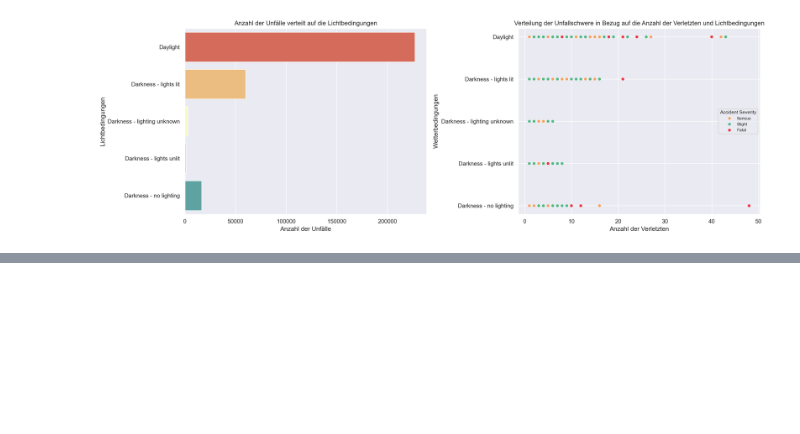
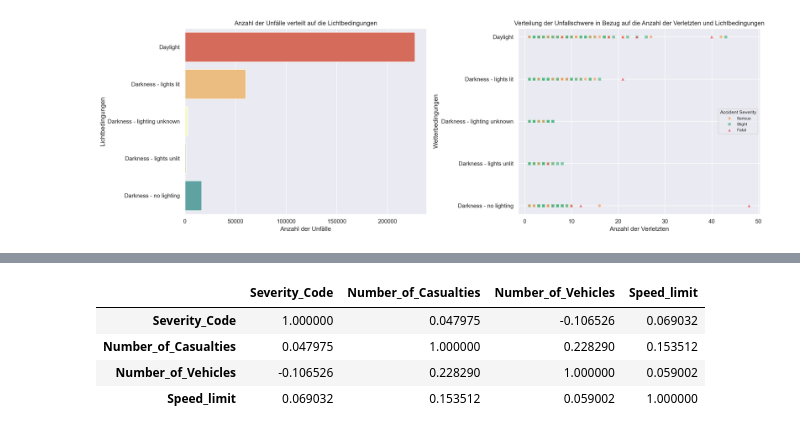
Before and after one commit to DamianM0N/Road-Accident-Dataset-deskriptive-Analyse, a Jupyter notebook: Projekt.ipynb, the cells around one changed output, grey strips where cells are left out. Saved outputs shown, nothing was run; the diff lists cells and outputs as text; code cells hidden in the pictures; blank space fills up the shorter version.

```diff
--- a/Projekt.ipynb
+++ b/Projekt.ipynb
@@ -1028,0 +1079,16 @@ cramer_df
+# %%
+#Codierung der Severity zu Zahlen
+severity_map = {"Slight": 0, "Serious": 1, "Fatal": 2}
+#Einfügen einer neuen Spalte
+df["Severity_Code"] = df["Accident_Severity"].map(severity_map)
+
+#Berechnunug der Matrix
+corr_spearman = df[["Severity_Code", "Number_of_Casualties", "Number_of_Vehicles", "Speed_limit"]].corr(method = "spearman")
+
+corr_spearman
+# %% [output]
+|  | Severity_Code | Number_of_Casualties | Number_of_Vehicles | Speed_limit |
+| Severity_Code | 1.000000 | 0.047975 | -0.106526 | 0.069032 |
+| Number_of_Casualties | 0.047975 | 1.000000 | 0.228290 | 0.153512 |
+| Number_of_Vehicles | -0.106526 | 0.228290 | 1.000000 | 0.059002 |
+| Speed_limit | 0.069032 | 0.153512 | 0.059002 | 1.000000 |
```
Also changed, not shown: parts of 14 cells of this notebook.
